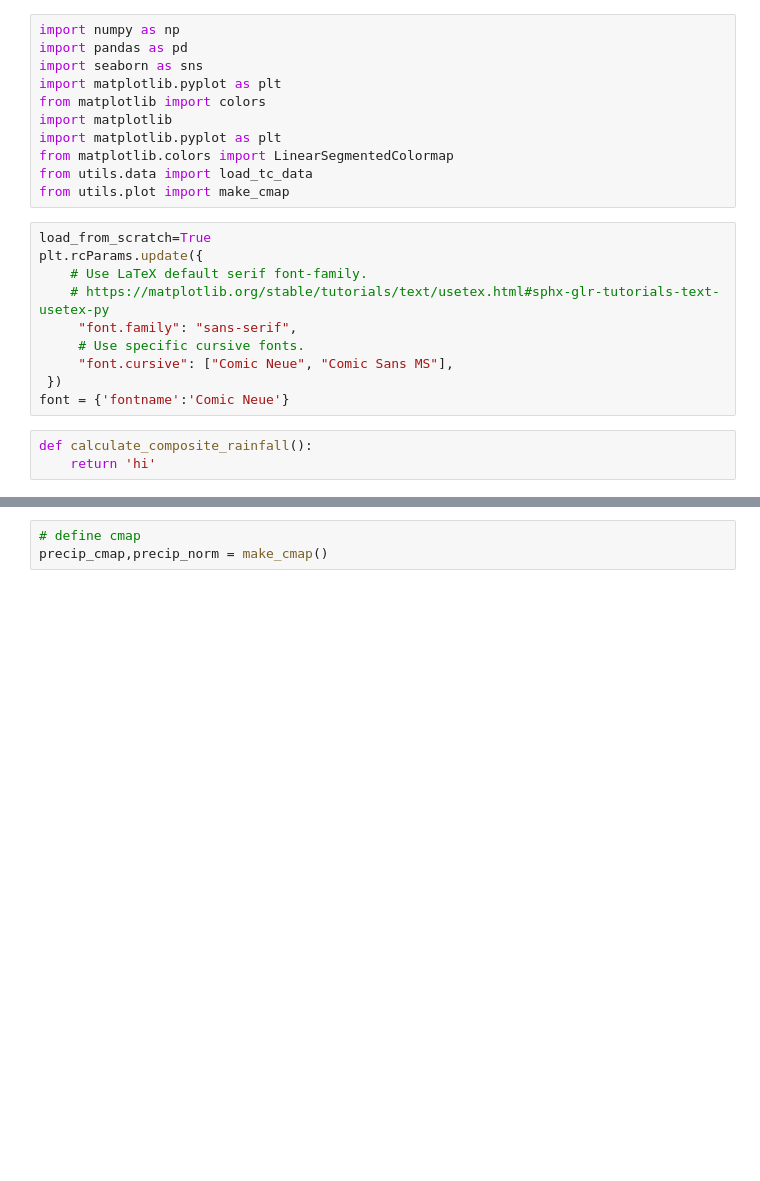
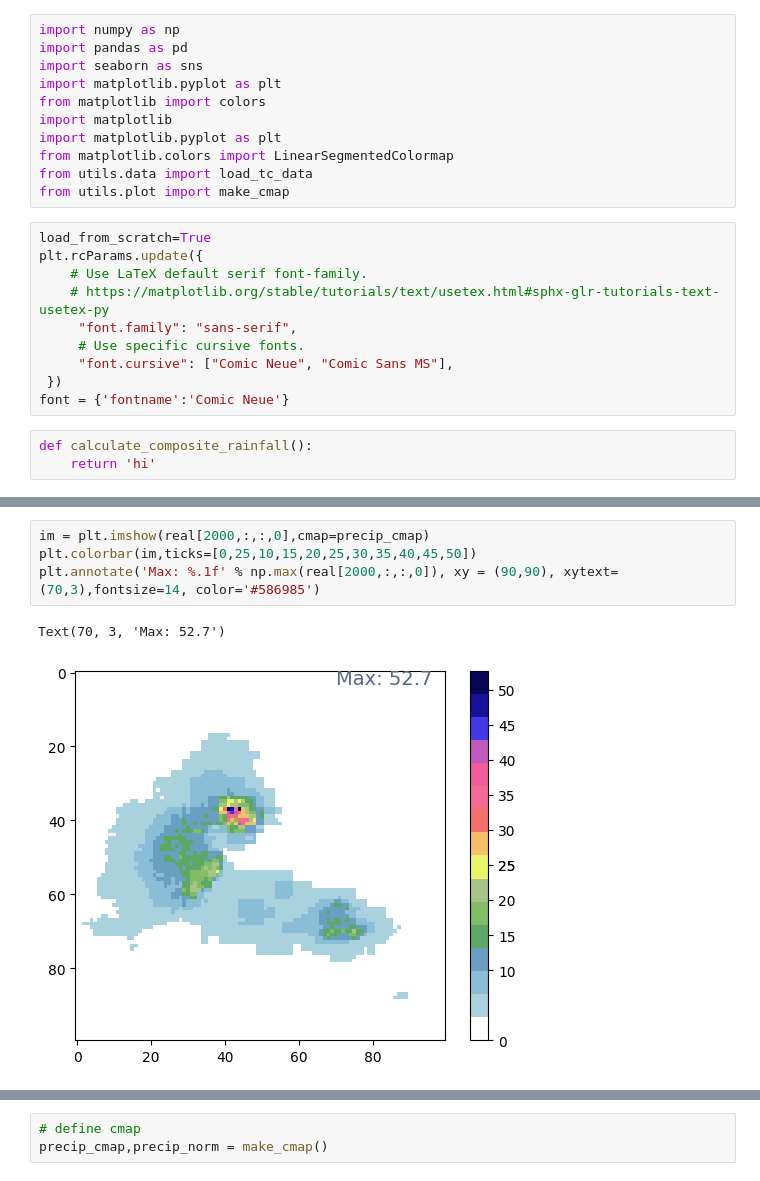
Before and after one commit to vosps/tropical_cyclone, a Jupyter notebook: tracking/2_composite_rain.ipynb, the cells around one changed output, grey strips where cells are left out. Cells and saved outputs as stored; diff of their text form; blank space fills up the shorter version.

```diff
--- a/tracking/2_composite_rain.ipynb
+++ b/tracking/2_composite_rain.ipynb
@@ -76,0 +80,7 @@ print(hrmip_sids.sid.shape)
+# %%
+im = plt.imshow(real[2000,:,:,0],cmap=precip_cmap)
+plt.colorbar(im,ticks=[0,25,10,15,20,25,30,35,40,45,50])
+plt.annotate('Max: %.1f' % np.max(real[2000,:,:,0]), xy = (90,90), xytext=(70,3),fontsize=14, color='#586985')
+# %% [output]
+Text(70, 3, 'Max: 52.7')
+[figure, added]
```
Also changed, not shown: parts of 11 cells of this notebook, 10 other files.
